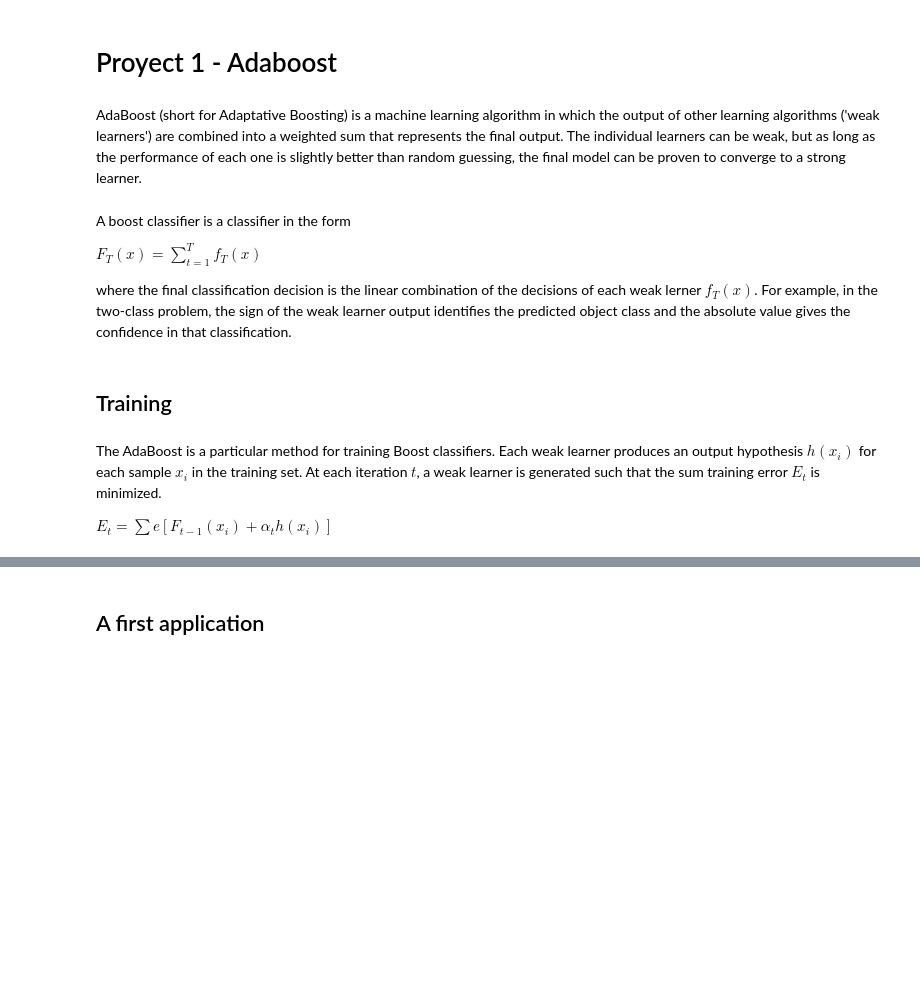
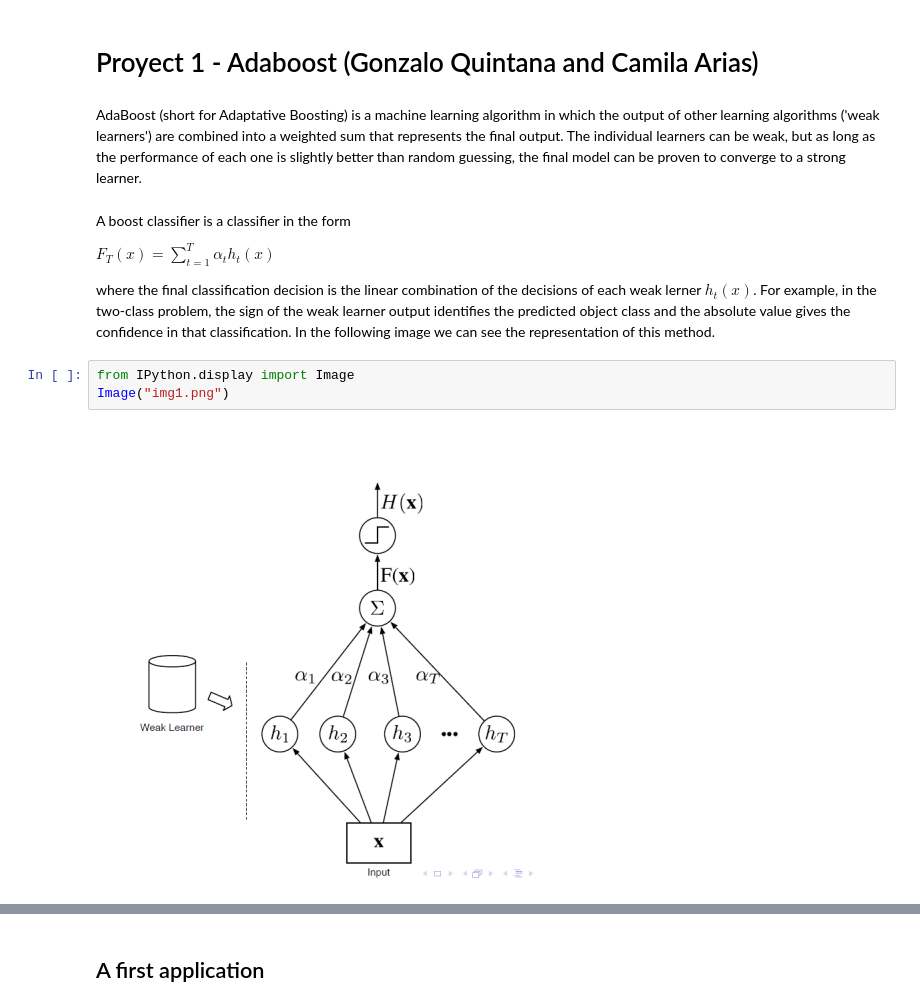
Before and after one commit to camila-ud/IA, a Jupyter notebook: TP1_Adaboost.ipynb, the cells around one changed output, grey strips where cells are left out. Cells and saved outputs as stored; diff of their text form; blank space fills up the shorter version.

```diff
--- a/TP1_Adaboost.ipynb
+++ b/TP1_Adaboost.ipynb
@@ -1,17 +1,16 @@
 # %% [markdown]
-# Proyect 1 - Adaboost
+# Proyect 1 - Adaboost (Gonzalo Quintana and Camila Arias)
 # %% [markdown]
 AdaBoost (short for Adaptative Boosting) is a machine learning algorithm in which the output of other learning algorithms ('weak learners') are combined into a weighted sum that represents the final output. The individual learners can be weak, but as long as the performance of each one is slightly better than random guessing, the final model can be proven to converge to a strong learner.
 # %% [markdown]
 A boost classifier is a classifier in the form
 
-$F_T(x) = \sum_{t=1}^{T} {f_T(x)} $
+$F_T(x) = \sum_{t=1}^{T} {\alpha_t h_t(x)} $
 
-where the final classification decision is the linear combination of the decisions of each weak lerner $f_T(x)$.
-For example, in the two-class problem, the sign of the weak learner output identifies the predicted object class and the absolute value gives the confidence in that classification.
+where the final classification decision is the linear combination of the decisions of each weak lerner $h_t(x)$.
+For example, in the two-class problem, the sign of the weak learner output identifies the predicted object class and the absolute value gives the confidence in that classification. In the following image we can see the representation of this method.
-# %% [markdown]
-## Training
-# %% [markdown]
-The AdaBoost is a particular method for training Boost classifiers. Each weak learner produces an output hypothesis $h(x_i)$ for each sample $x_i$ in the training set. At each iteration $t$, a weak learner is generated such that the sum training error $E_t$ is minimized.
-
-$E_ t = \sum{e[F_{t-1}(x_i) + \alpha_t h(x_i)  ]}$
+# %%
+from IPython.display import Image
+Image("img1.png")
+# %% [output]
+[figure, added]
```
Also changed, not shown: parts of 11 cells of this notebook, 2 other files.
